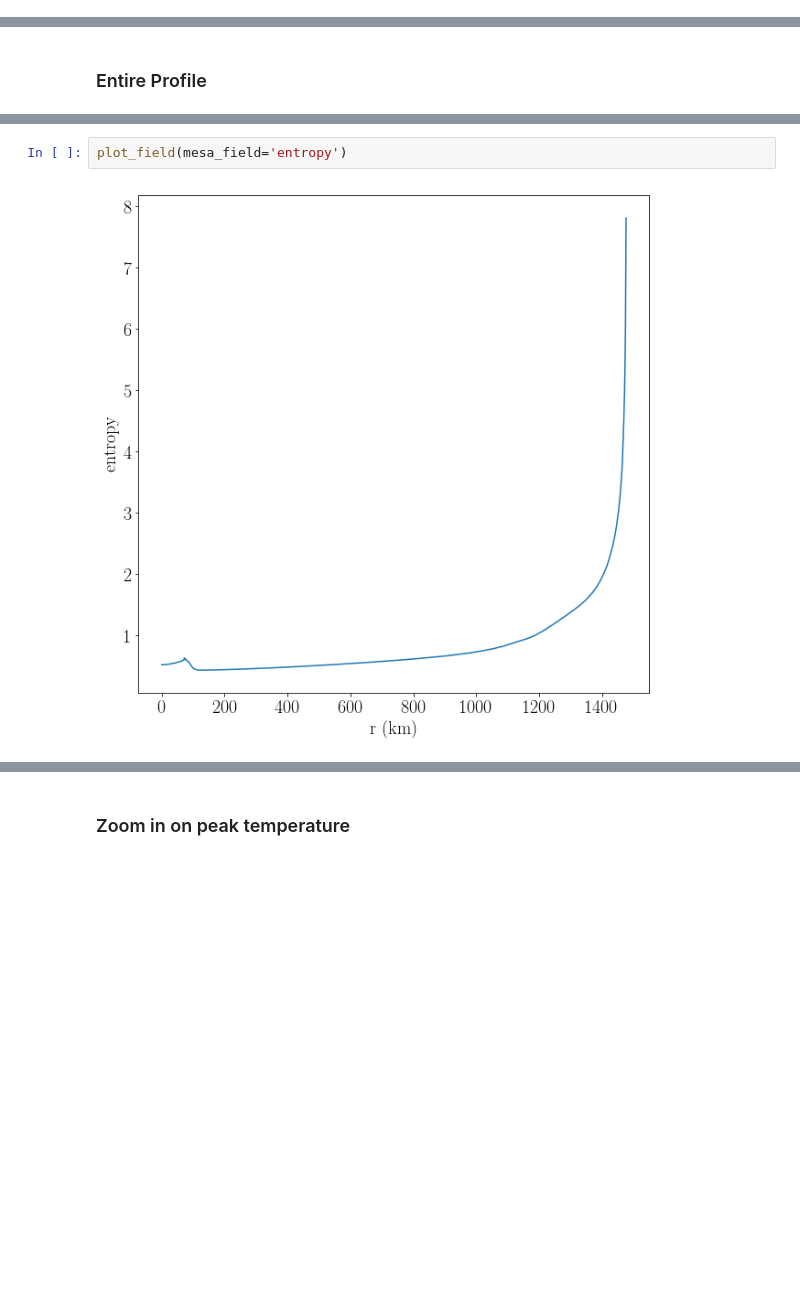
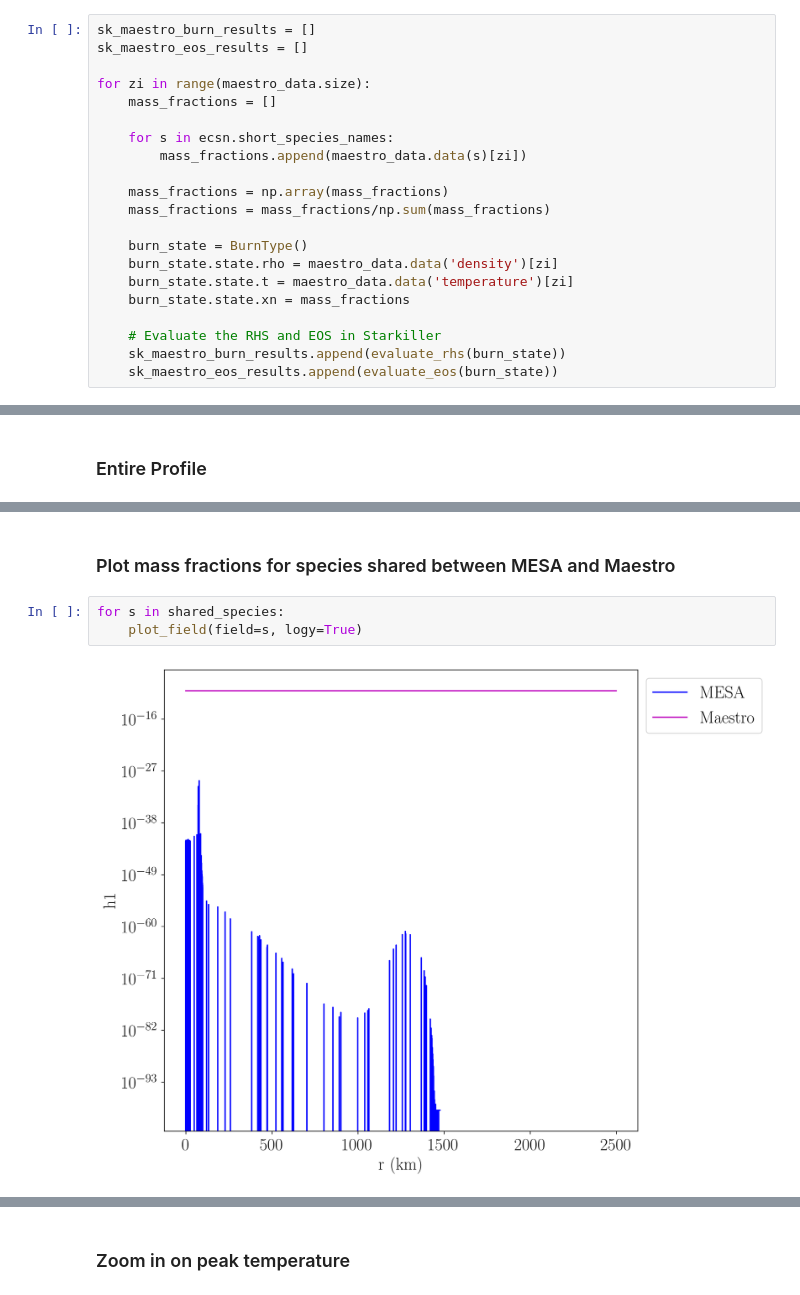
Before and after one commit to dwillcox/aic-timescales, a Jupyter notebook: code-comparisons/starkiller-microphysics/instantaneous/profile/ECSN-Profile-Comparison.ipynb, the cells around one changed output, grey strips where cells are left out. Saved outputs shown, nothing was run; the diff lists cells and outputs as text; blank space fills up the shorter version.

```diff
--- a/code-comparisons/starkiller-microphysics/instantaneous/profile/ECSN-Profile-Comparison.ipynb
+++ b/code-comparisons/starkiller-microphysics/instantaneous/profile/ECSN-Profile-Comparison.ipynb
@@ -99,0 +110,21 @@ sk_eps = np.array(sk_eps)
+# %%
+sk_maestro_burn_results = []
+sk_maestro_eos_results = []
+
+for zi in range(maestro_data.size):
+    mass_fractions = []
+
+    for s in ecsn.short_species_names:
+        mass_fractions.append(maestro_data.data(s)[zi])
+
+    mass_fractions = np.array(mass_fractions)
+    mass_fractions = mass_fractions/np.sum(mass_fractions)
+
+    burn_state = BurnType()
+    burn_state.state.rho = maestro_data.data('density')[zi]
+    burn_state.state.t = maestro_data.data('temperature')[zi]
+    burn_state.state.xn = mass_fractions
+
+    # Evaluate the RHS and EOS in Starkiller
+    sk_maestro_burn_results.append(evaluate_rhs(burn_state))
+    sk_maestro_eos_results.append(evaluate_eos(burn_state))
@@ -179,4 +235,7 @@ plot_field(mesa_field='logRho')
-# %%
-plot_field(mesa_field='entropy')
-# %% [output]
-[figure, removed]
+# %% [markdown]
+### Plot mass fractions for species shared between MESA and Maestro
+# %%
+for s in shared_species:
+    plot_field(field=s, logy=True)
+# %% [output]
+[figure, added]
```
Also changed, not shown: parts of 22 cells of this notebook, 3 other files.
